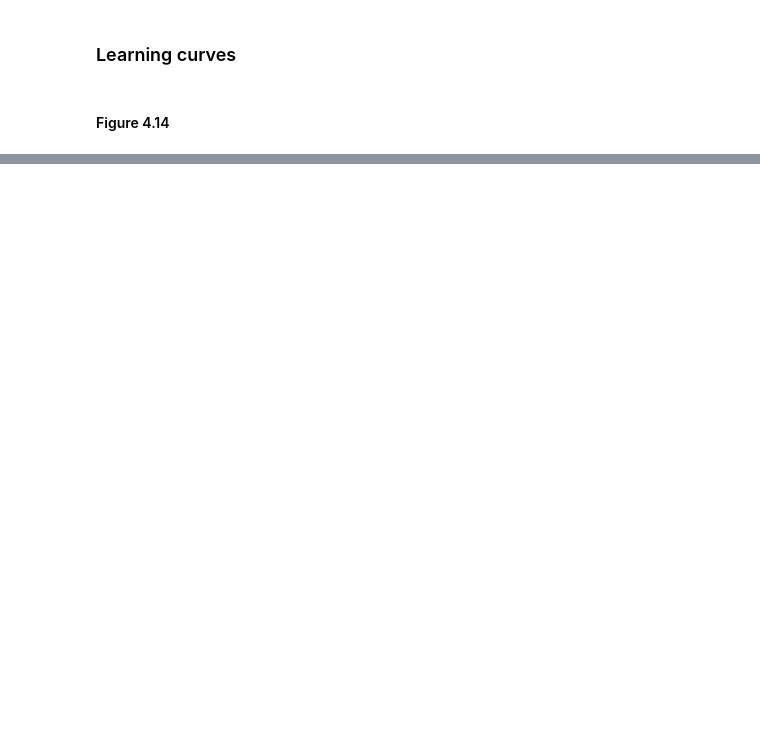
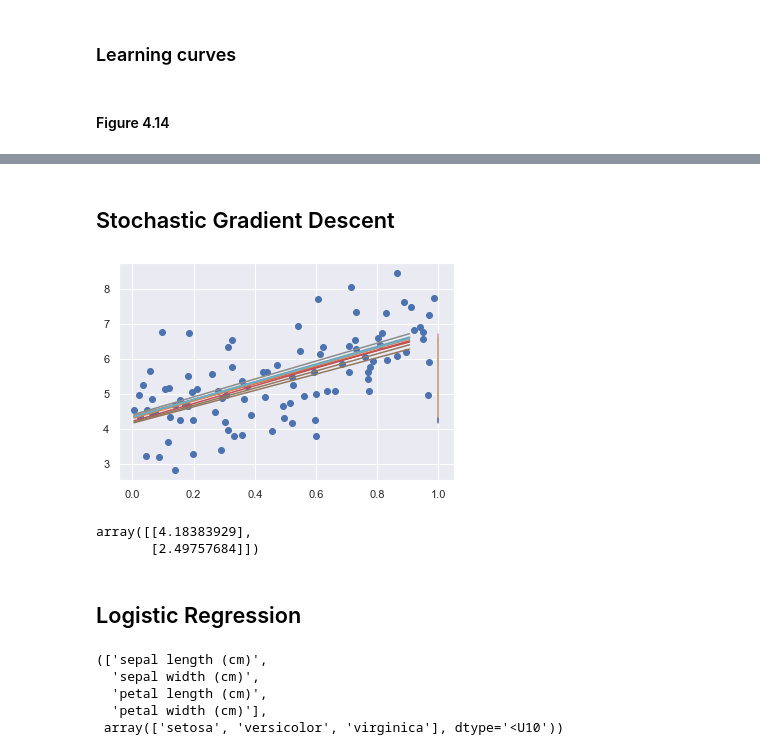
Before and after one commit to jvenepal/homl2, a Jupyter notebook: 4_training_models.ipynb, the cells around one changed output, grey strips where cells are left out. Drawn from its saved outputs; the diff is of its cells as text; code cells hidden in the pictures; blank space fills up the shorter version.

```diff
--- a/4_training_models.ipynb
+++ b/4_training_models.ipynb
@@ -104,0 +170,27 @@ Canvas(toolbar=Toolbar(toolitems=[('Home', 'Reset original view', 'home', 'home'
+# %% [markdown]
+## Stochastic Gradient Descent
+# %%
+n_epochs = 50
+learning_schedule = lambda t: 5 / (t + 50)
+theta = np.random.rand(2, 1)
+f, ax = plt.subplots()
+ax.scatter(x, y)
+for e in range(n_epochs):
+    for i in range(n):
+        idx = np.random.randint(n)
+        xi = x_b[idx: idx+1]
+        yi = y[idx: idx+1]
+        gradient = 2 * xi.T.dot(xi.dot(theta) - yi)
+        eta = learning_schedule(e * n + i)
+        theta = theta - eta * gradient
+    if e < 10:
+        ax.plot(x_new_b, x_new_b.dot(theta))
+# %% [output]
+[figure, added]
+# %%
+theta
+# %% [output]
+array([[4.18383929],
+       [2.49757684]])
+# %% [markdown]
+## Logistic Regression
@@ -104,0 +200,8 @@ Canvas(toolbar=Toolbar(toolitems=[('Home', 'Reset original view', 'home', 'home'
+# %%
+iris.feature_names, iris.target_names
+# %% [output]
+(['sepal length (cm)',
+  'sepal width (cm)',
+  'petal length (cm)',
+  'petal width (cm)'],
+ array(['setosa', 'versicolor', 'virginica'], dtype='<U10'))
```
Also changed, not shown: parts of 40 cells of this notebook.
